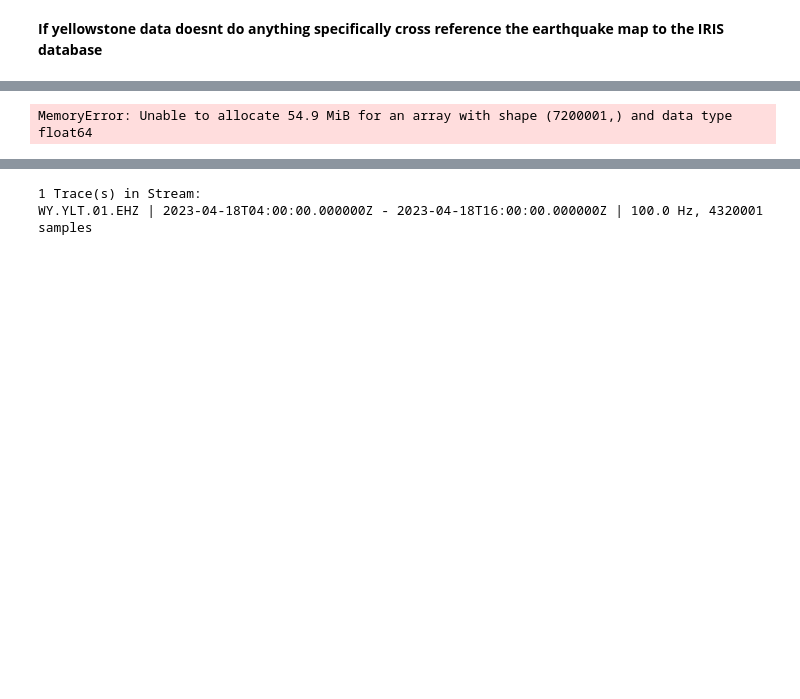
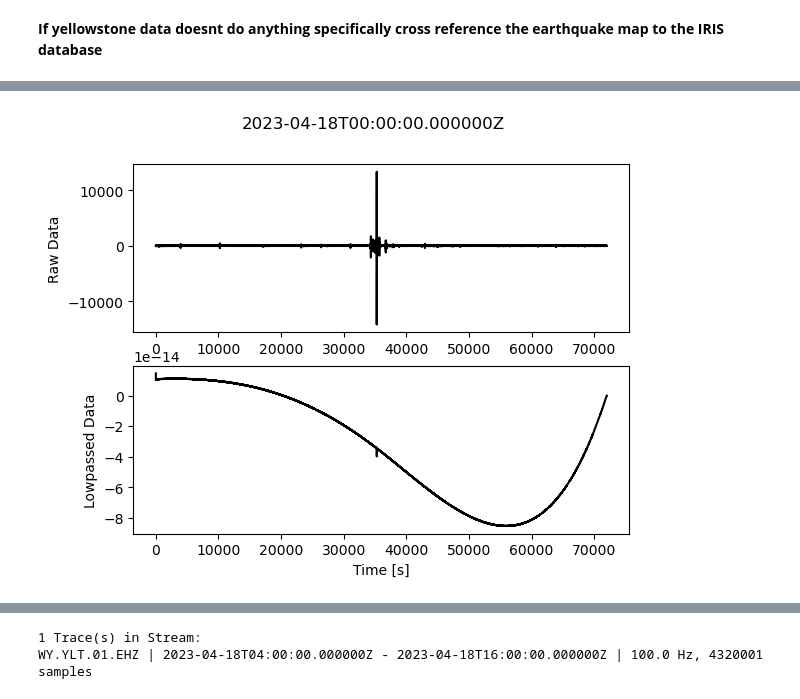
Before and after one commit to GPGN-268-archive/FP01-mars-seismo, a Jupyter notebook: ChloeWork.ipynb, the cells around one changed output, grey strips where cells are left out. Saved outputs shown, nothing was run; the diff lists cells and outputs as text; code cells hidden in the pictures; blank space fills up the shorter version.

```diff
--- a/ChloeWork.ipynb
+++ b/ChloeWork.ipynb
@@ -57,21 +61,21 @@ st1.plot()
 # %%
 # Filtering with a lowpass on a copy of the original Trace
 tr1_filt = tr1.copy()
-tr1_filt.filter('lowpass', freq=0.0001, corners=2, zerophase=True)
+tr1_filt.filter('lowpass', freq=0.00001, corners=2, zerophase=True)
 
 # Now let's plot the raw and filtered data...
 t = np.arange(0, tr1.stats.npts / tr1.stats.sampling_rate, tr1.stats.delta)
 plt.subplot(211)
 plt.plot(t, tr1.data, 'k')
 plt.ylabel('Raw Data')
 plt.subplot(212)
 plt.plot(t, tr1_filt.data, 'k')
 plt.ylabel('Lowpassed Data')
 plt.xlabel('Time [s]')
 plt.suptitle(tr1.stats.starttime)
 plt.show()
 # %% [output]
-MemoryError: Unable to allocate 54.9 MiB for an array with shape (7200001,) and data type float64
+[figure, added]
 # %%
 dt = st1[0].stats.starttime
 st1.plot(color='red', tick_format='%I:%M %p',
```
Also changed, not shown: parts of 14 cells of this notebook, 1 other file.
